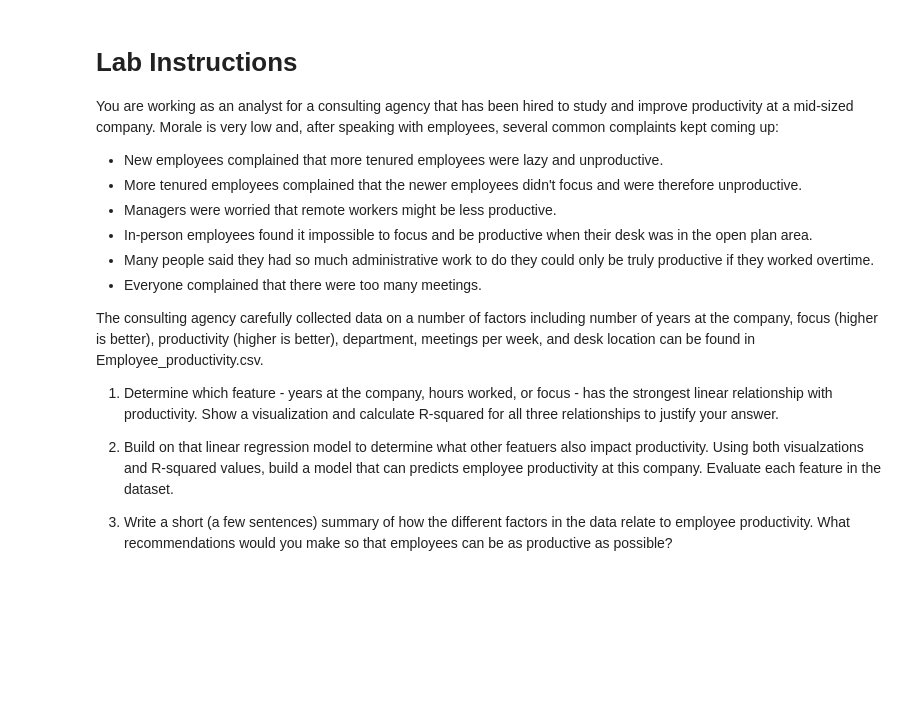
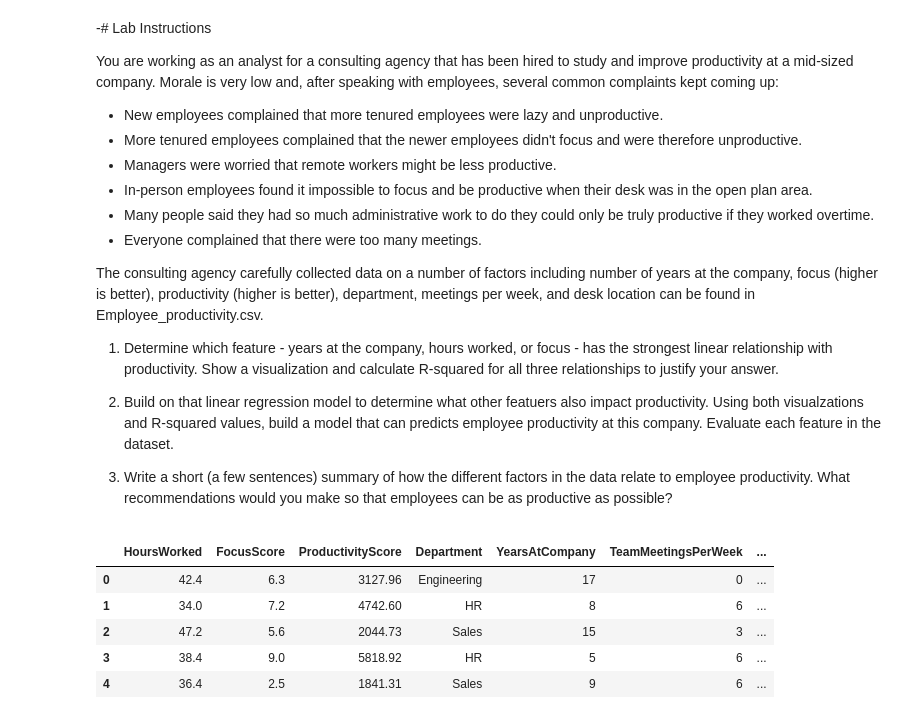
Before and after one commit to HEMZU2006/Data-Visualization, a Jupyter notebook: Data_Visualization_And_Modeling-main/Lab/3.3 Visualizing Relationships Between Quantitative Features Lab-Copy1.ipynb, the cells around one changed output. Saved outputs shown, nothing was run; the diff lists cells and outputs as text; code cells hidden in the pictures; blank space fills up the shorter version.

```diff
--- a/Data_Visualization_And_Modeling-main/Lab/3.3 Visualizing Relationships Between Quantitative Features Lab-Copy1.ipynb
+++ b/Data_Visualization_And_Modeling-main/Lab/3.3 Visualizing Relationships Between Quantitative Features Lab-Copy1.ipynb
@@ -1,5 +1,6 @@
 # %% [markdown]
-# Lab Instructions
+
+-# Lab Instructions
 
 You are working as an analyst for a consulting agency that has been hired to study and improve productivity at a mid-sized company.  Morale is very low and, after speaking with employees, several common complaints kept coming up:
 
@@ -17,3 +18,19 @@ The consulting agency carefully collected data on a number of factors including
 2. Build on that linear regression model to determine what other featuers also impact productivity. Using both visualzations and R-squared values, build a model that can predicts employee productivity at this company. Evaluate each feature in the dataset.
 
 3. Write a short (a few sentences) summary of how the different factors in the data relate to employee productivity.  What recommendations would you make so that employees can be as productive as possible?
+# %%
+import pandas as pd
+import matplotlib.pyplot as plt
+import seaborn as sns
+from sklearn.linear_model import LinearRegression
+from sklearn.metrics import r2_score
+
+df = pd.read_csv("Employee_productivity.csv")
+df.head()
+# %% [output]
+|  | HoursWorked | FocusScore | ProductivityScore | Department | YearsAtCompany | TeamMeetingsPerWeek | ... |
+| 0 | 42.4 | 6.3 | 3127.96 | Engineering | 17 | 0 | ... |
+| 1 | 34.0 | 7.2 | 4742.60 | HR | 8 | 6 | ... |
+| 2 | 47.2 | 5.6 | 2044.73 | Sales | 15 | 3 | ... |
+| 3 | 38.4 | 9.0 | 5818.92 | HR | 5 | 6 | ... |
+| 4 | 36.4 | 2.5 | 1841.31 | Sales | 9 | 6 | ... |
```
Also changed, not shown: parts of 5 cells of this notebook.
